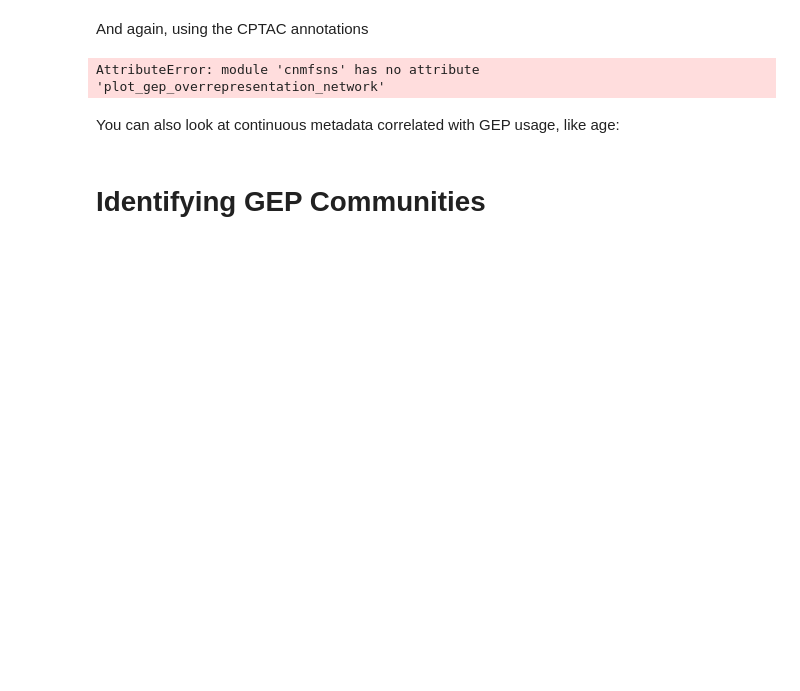
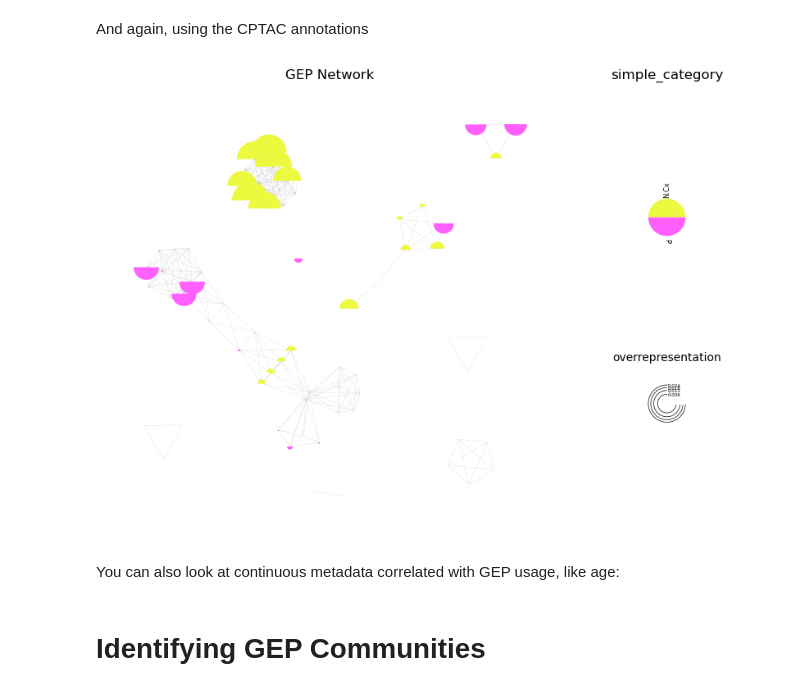
Before and after one commit to MorrissyLab/mosaicMPI, a Jupyter notebook: tutorial/tutorial.ipynb, the cells around one changed output. Drawn from its saved outputs; the diff is of its cells as text; code cells hidden in the pictures; blank space fills up the shorter version.

```diff
--- a/tutorial/tutorial.ipynb
+++ b/tutorial/tutorial.ipynb
@@ -322,10 +320,10 @@ fig.savefig("diamandis_overrepresentation.pdf")
 # %% [markdown]
 And again, using the CPTAC annotations
 # %%
-fig = cn.plot_gep_overrepresentation_network(snsmap, colors, subset_datasets="CPTAC", layer="simple_category")
+fig = cn.plot_overrepresentation_gep_network(snsmap, colors, subset_datasets="CPTAC", layer="simple_category")
 fig.savefig("cptac_overrepresentation.pdf")
 # %% [output]
-AttributeError: module 'cnmfsns' has no attribute 'plot_gep_overrepresentation_network'
+[figure, added]
 # %% [markdown]
 You can also look at continuous metadata correlated with GEP usage, like age:
 # %% [markdown]
```
Also changed, not shown: parts of 27 cells of this notebook, 4 other files.
